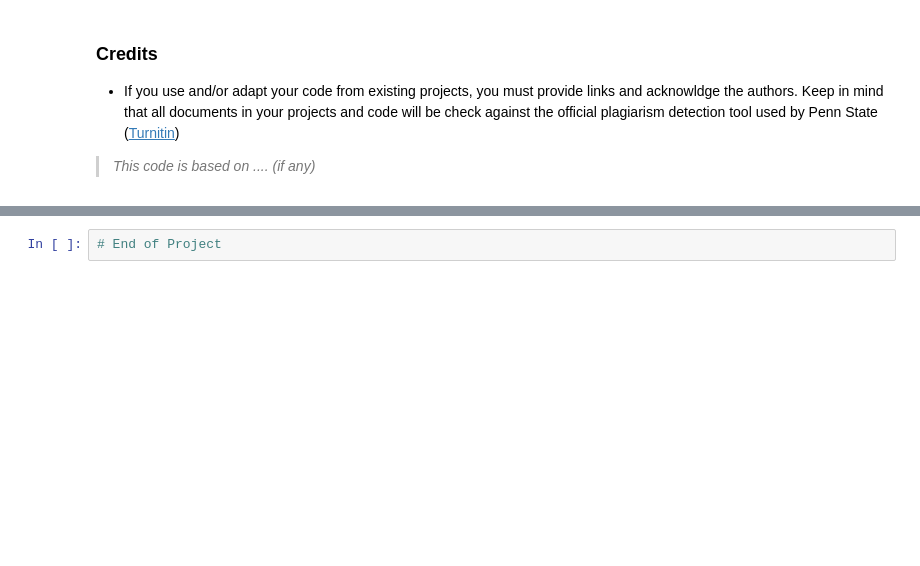
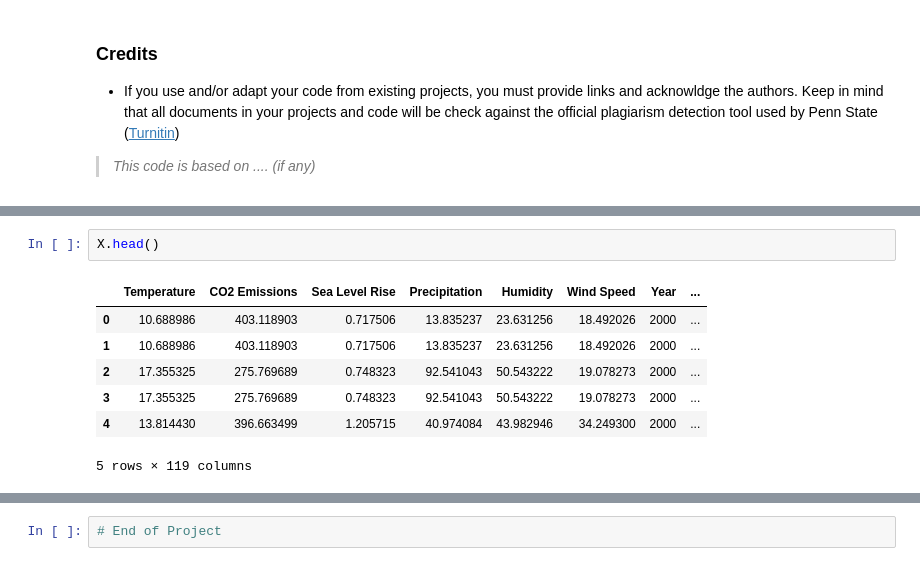
Before and after one commit to burghporter314/Food-Scarcity-Prediction, a Jupyter notebook: Food Scaricity - Dante Osbourne-Dylan Porter- Code.ipynb, the cells around one changed output, grey strips where cells are left out. Saved outputs shown, nothing was run; the diff lists cells and outputs as text; blank space fills up the shorter version.

```diff
--- a/Food Scaricity - Dante Osbourne-Dylan Porter- Code.ipynb
+++ b/Food Scaricity - Dante Osbourne-Dylan Porter- Code.ipynb
@@ -534,0 +653,10 @@ Epoch 100/100
+# %%
+X.head()
+# %% [output]
+|  | Temperature | CO2 Emissions | Sea Level Rise | Precipitation | Humidity | Wind Speed | Year | ... |
+| 0 | 10.688986 | 403.118903 | 0.717506 | 13.835237 | 23.631256 | 18.492026 | 2000 | ... |
+| 1 | 10.688986 | 403.118903 | 0.717506 | 13.835237 | 23.631256 | 18.492026 | 2000 | ... |
+| 2 | 17.355325 | 275.769689 | 0.748323 | 92.541043 | 50.543222 | 19.078273 | 2000 | ... |
+| 3 | 17.355325 | 275.769689 | 0.748323 | 92.541043 | 50.543222 | 19.078273 | 2000 | ... |
+| 4 | 13.814430 | 396.663499 | 1.205715 | 40.974084 | 43.982946 | 34.249300 | 2000 | ... |
+5 rows × 119 columns
```
Also changed, not shown: parts of 12 cells of this notebook.
